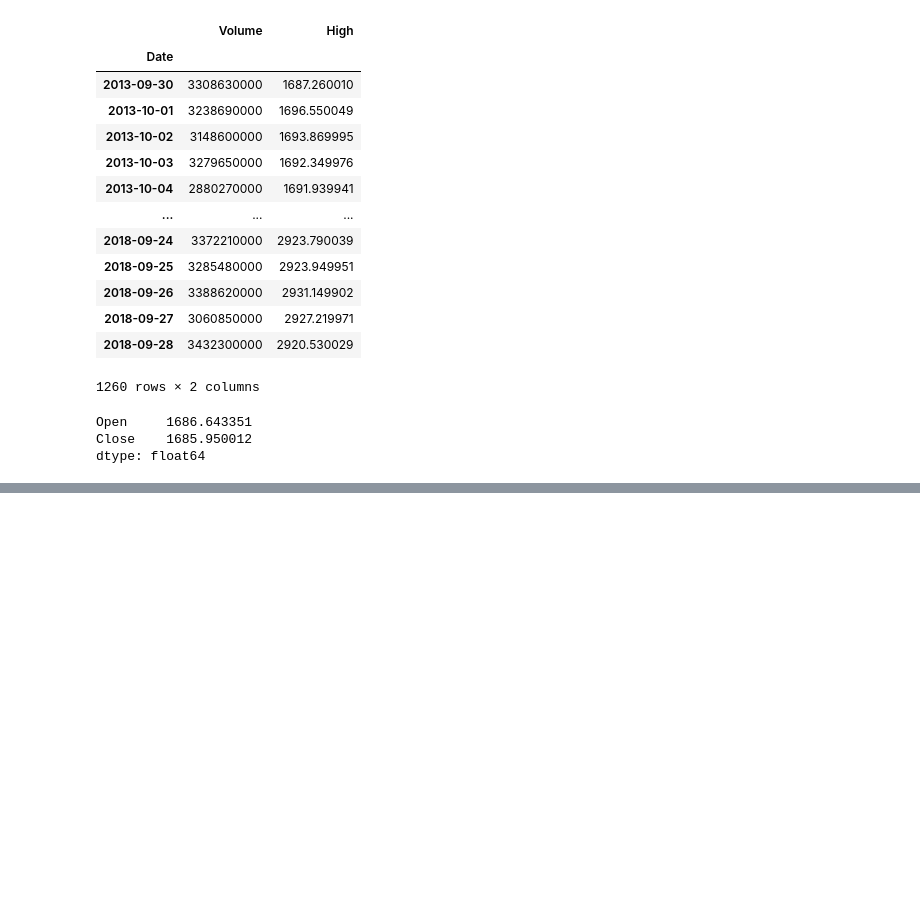
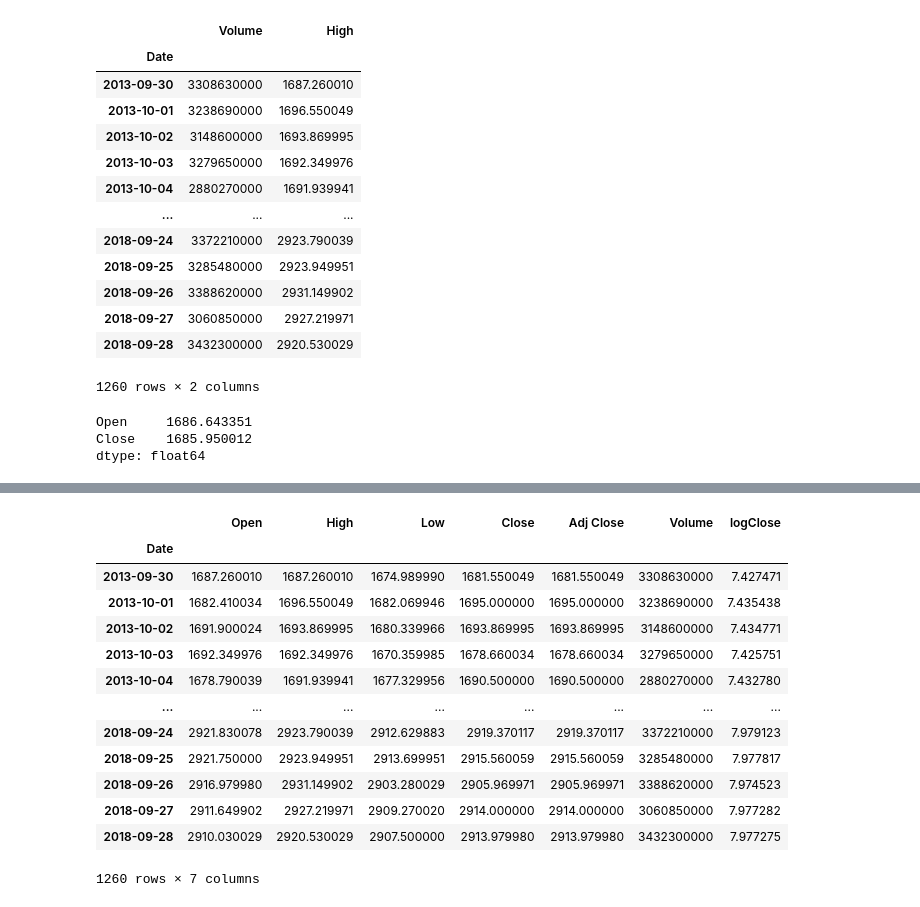
Before and after one commit to onionmccabbage/pythonThuFri2026, a Jupyter notebook: lesson2.ipynb, the cells around one changed output, grey strips where cells are left out. Drawn from its saved outputs; the diff is of its cells as text; code cells hidden in the pictures; blank space fills up the shorter version.

```diff
--- a/lesson2.ipynb
+++ b/lesson2.ipynb
@@ -187,0 +226,19 @@ dtype: float64
+# %%
+# log values in a new column
+sp500['logClose'] = np.log( sp500['Close'] )
+sp500
+# %% [output]
+|  | Open | High | Low | Close | Adj Close | Volume | logClose |
+| Date |  |  |  |  |  |  |  |
+| 2013-09-30 | 1687.260010 | 1687.260010 | 1674.989990 | 1681.550049 | 1681.550049 | 3308630000 | 7.427471 |
+| 2013-10-01 | 1682.410034 | 1696.550049 | 1682.069946 | 1695.000000 | 1695.000000 | 3238690000 | 7.435438 |
+| 2013-10-02 | 1691.900024 | 1693.869995 | 1680.339966 | 1693.869995 | 1693.869995 | 3148600000 | 7.434771 |
+| 2013-10-03 | 1692.349976 | 1692.349976 | 1670.359985 | 1678.660034 | 1678.660034 | 3279650000 | 7.425751 |
+| 2013-10-04 | 1678.790039 | 1691.939941 | 1677.329956 | 1690.500000 | 1690.500000 | 2880270000 | 7.432780 |
+| ... | ... | ... | ... | ... | ... | ... | ... |
+| 2018-09-24 | 2921.830078 | 2923.790039 | 2912.629883 | 2919.370117 | 2919.370117 | 3372210000 | 7.979123 |
+| 2018-09-25 | 2921.750000 | 2923.949951 | 2913.699951 | 2915.560059 | 2915.560059 | 3285480000 | 7.977817 |
+| 2018-09-26 | 2916.979980 | 2931.149902 | 2903.280029 | 2905.969971 | 2905.969971 | 3388620000 | 7.974523 |
+| 2018-09-27 | 2911.649902 | 2927.219971 | 2909.270020 | 2914.000000 | 2914.000000 | 3060850000 | 7.977282 |
+| 2018-09-28 | 2910.030029 | 2920.530029 | 2907.500000 | 2913.979980 | 2913.979980 | 3432300000 | 7.977275 |
+1260 rows × 7 columns
```
Also changed, not shown: parts of 3 cells of this notebook, 1 other file.
